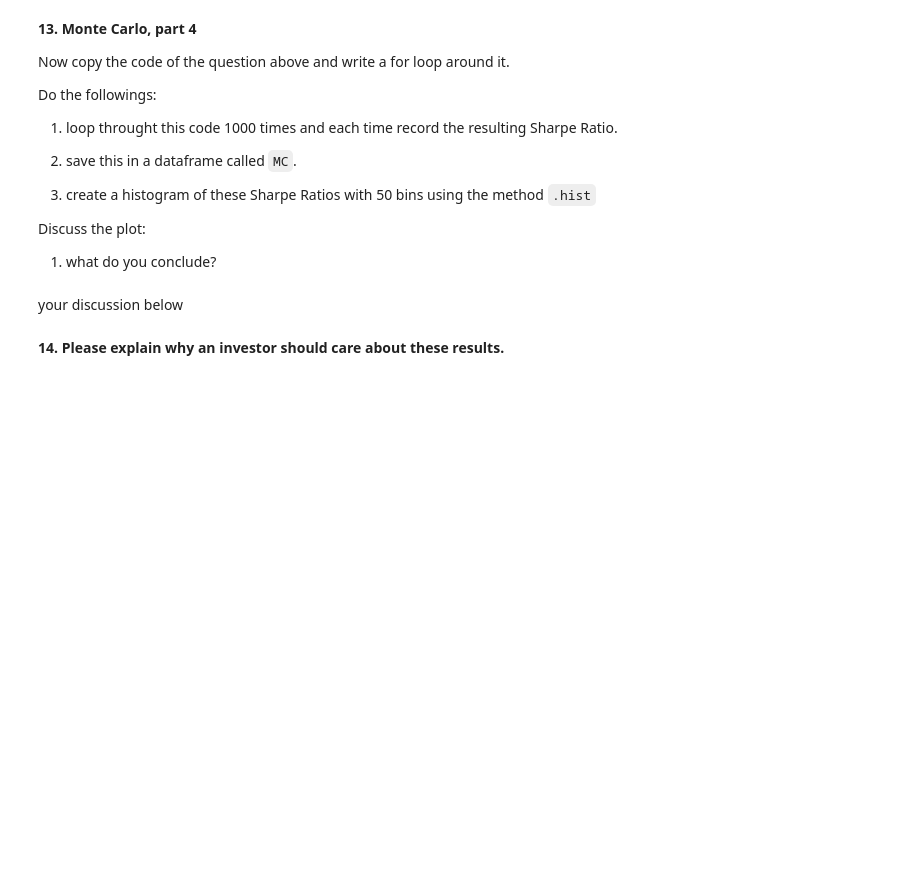
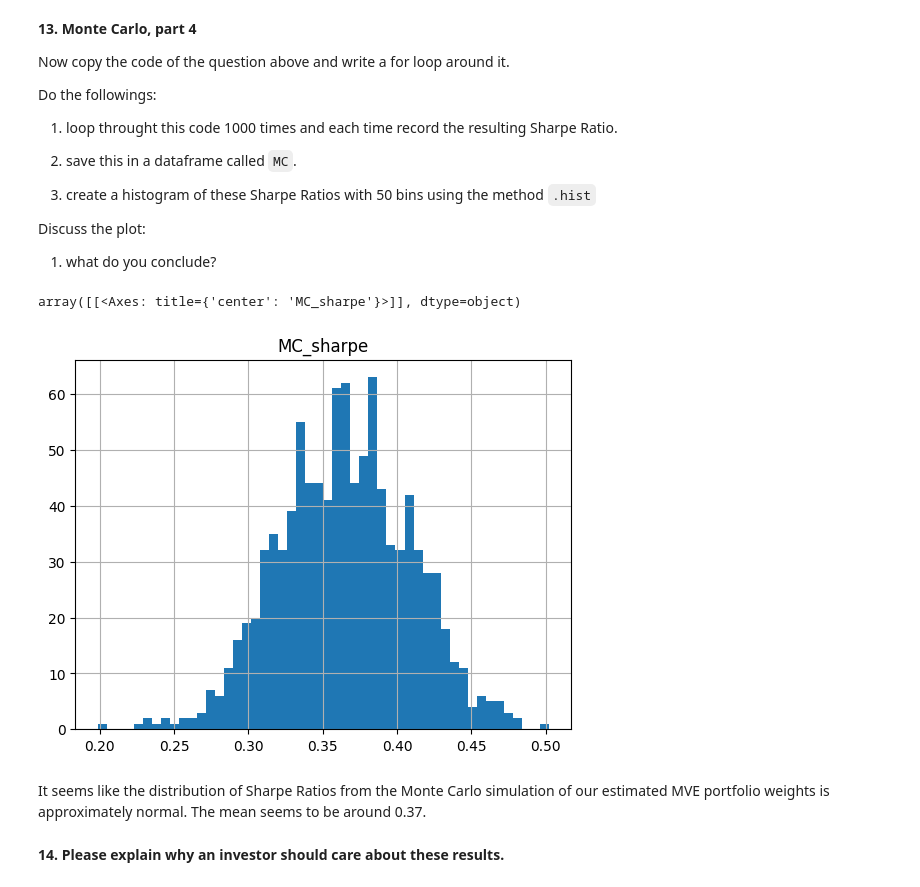
Before and after one commit to SnazzyBeatle115/UG54, a Jupyter notebook: chapters/Assignments/Assignment5.ipynb, the cells around one changed output. Cells and saved outputs as stored; diff of their text form; code cells hidden in the pictures; blank space fills up the shorter version.

```diff
--- a/chapters/Assignments/Assignment5.ipynb
+++ b/chapters/Assignments/Assignment5.ipynb
@@ -501,0 +543,6 @@ every time you run the cell again you get a different realization.
+# %%
+# your code below
+draw = np.random.multivariate_normal(ERe.mean(), CovRe, size=ERe.shape[0])
+print(draw.shape)
+print(ERe.shape)
+print(draw)
@@ -515,10 +578,12 @@ Do the followings:
 Every time you run this cell you should get a different Sharpe Ratio. This variation reflects the amount of overall uncertainty built in our investment strategy.
 # %%
 # your code below
-simulated_returns =
+simulated_returns = np.random.multivariate_normal(ERe.mean(), CovRe, size=ERe.shape[0])
 w_mve = Weights['mve_data'].values
 
 # Compute time-series of simulated portfolio returns
-simulated_port_returns =
+simulated_port_returns = draw @ w_mve
 
 # Compute Sharpe Ratio of the simulated portfolio
+sim_sharpe = simulated_port_returns.mean() / simulated_port_returns.std()
+print(sim_sharpe)
@@ -549,5 +608,28 @@ for iter in range(1000):
-# %% [markdown]
-your discussion below
+# %%
+# your code below
+
+# Prepare saving space
+mc_sharpes = pd.DataFrame(columns=['MC_sharpe'])
+
+# Run simulation 1000 times
+for iter in range(1000):
+    simulated_returns = np.random.multivariate_normal(ERe.mean(), CovRe, size=ERe.shape[0])
+    w_mve = Weights['mve_data'].values
+
+    # Compute time-series of simulated portfolio returns
+    simulated_port_returns = simulated_returns @ w_mve
+
+    # Compute Sharpe Ratio of the simulated portfolio
+    mc_sharpe_value = simulated_port_returns.mean() / simulated_port_returns.std()
+    mc_sharpes.loc[iter] = {'MC_sharpe': mc_sharpe_value}
+
+# create a histogram of these Sharpe Ratios with 50 bins using the method .hist
+mc_sharpes.hist(bins=50)
+# %% [output]
+array([[<Axes: title={'center': 'MC_sharpe'}>]], dtype=object)
+[figure, added]
+# %% [markdown]
+It seems like the distribution of Sharpe Ratios from the Monte Carlo simulation of our estimated MVE portfolio weights is approximately normal. The mean seems to be around 0.37.
 # %% [markdown]
 **14. Please explain why an investor should care about these results.**
 # %% [markdown]
```
Also changed, not shown: parts of 12 cells of this notebook.
